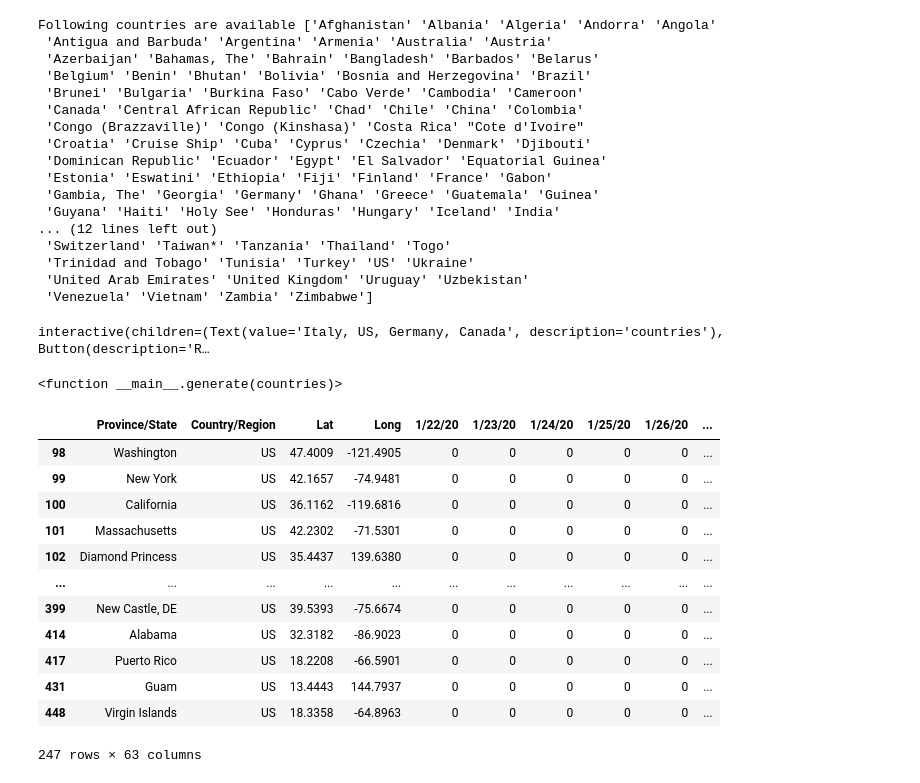
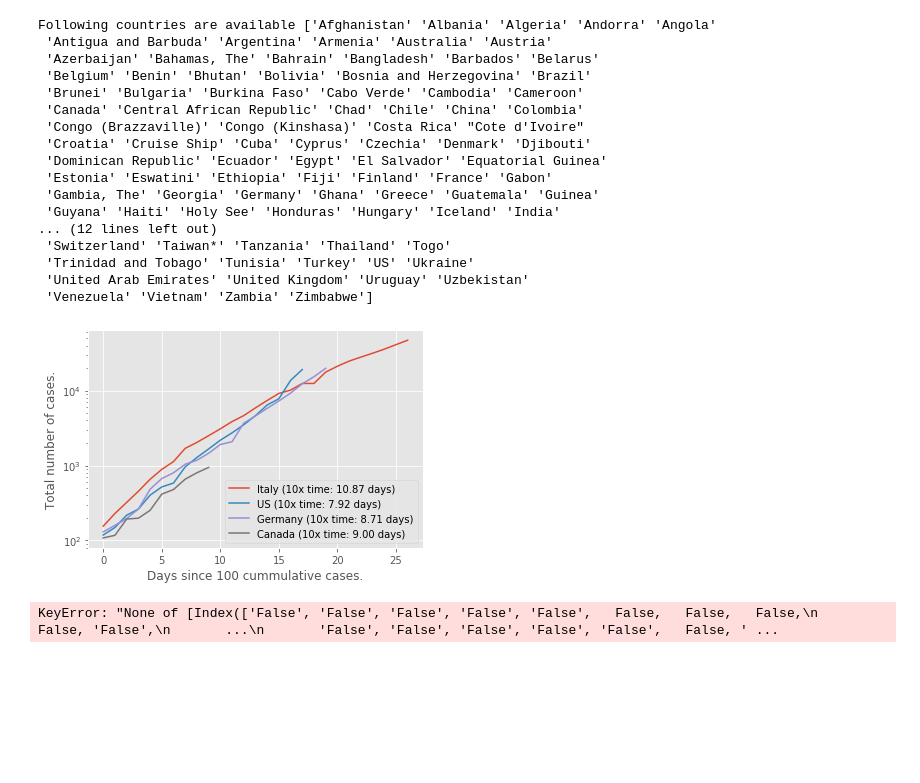
Before and after one commit to zonradkuse/covid-data-processing, a Jupyter notebook: pphw-plots.ipynb, the cells around one changed output. Cells and saved outputs as stored; diff of their text form; code cells hidden in the pictures; blank space fills up the shorter version.

```diff
--- a/pphw-plots.ipynb
+++ b/pphw-plots.ipynb
@@ -41,26 +38,13 @@ Following countries are available ['Afghanistan' 'Albania' 'Algeria' 'Andorra' '
  'Trinidad and Tobago' 'Tunisia' 'Turkey' 'US' 'Ukraine'
  'United Arab Emirates' 'United Kingdom' 'Uruguay' 'Uzbekistan'
  'Venezuela' 'Vietnam' 'Zambia' 'Zimbabwe']
-# %%
-interact_manual(generate, countries=default_countries)
-# %% [output]
-interactive(children=(Text(value='Italy, US, Germany, Canada', description='countries'), Button(description='R…
-<function __main__.generate(countries)>
+# %%
+generate(default_countries)
+# %% [output]
+[figure, added]
 # %%
 confirmed = pd.read_csv("COVID-19/csse_covid_19_data/csse_covid_19_time_series/time_series_19-covid-Confirmed.csv")
-# %%
-confirmed[confirmed['Country/Region']=="US"]
-# %% [output]
-|  | Province/State | Country/Region | Lat | Long | 1/22/20 | 1/23/20 | 1/24/20 | 1/25/20 | 1/26/20 | ... |
-| 98 | Washington | US | 47.4009 | -121.4905 | 0 | 0 | 0 | 0 | 0 | ... |
-| 99 | New York | US | 42.1657 | -74.9481 | 0 | 0 | 0 | 0 | 0 | ... |
-| 100 | California | US | 36.1162 | -119.6816 | 0 | 0 | 0 | 0 | 0 | ... |
-| 101 | Massachusetts | US | 42.2302 | -71.5301 | 0 | 0 | 0 | 0 | 0 | ... |
-| 102 | Diamond Princess | US | 35.4437 | 139.6380 | 0 | 0 | 0 | 0 | 0 | ... |
-| ... | ... | ... | ... | ... | ... | ... | ... | ... | ... | ... |
-| 399 | New Castle, DE | US | 39.5393 | -75.6674 | 0 | 0 | 0 | 0 | 0 | ... |
-| 414 | Alabama | US | 32.3182 | -86.9023 | 0 | 0 | 0 | 0 | 0 | ... |
-| 417 | Puerto Rico | US | 18.2208 | -66.5901 | 0 | 0 | 0 | 0 | 0 | ... |
-| 431 | Guam | US | 13.4443 | 144.7937 | 0 | 0 | 0 | 0 | 0 | ... |
-| 448 | Virgin Islands | US | 18.3358 | -64.8963 | 0 | 0 | 0 | 0 | 0 | ... |
-247 rows × 63 columns
+# %%
+confirmed[confirmed["Province/State"].str.contains("WI").replace(np.nan,"False")]
+# %% [output]
+KeyError: "None of [Index(['False', 'False', 'False', 'False', 'False',   False,   False,   False,\n         False, 'False',\n       ...\n       'False', 'False', 'False', 'False', 'False',   False, ' ...
```
Also changed, not shown: parts of 1 cell of this notebook.
